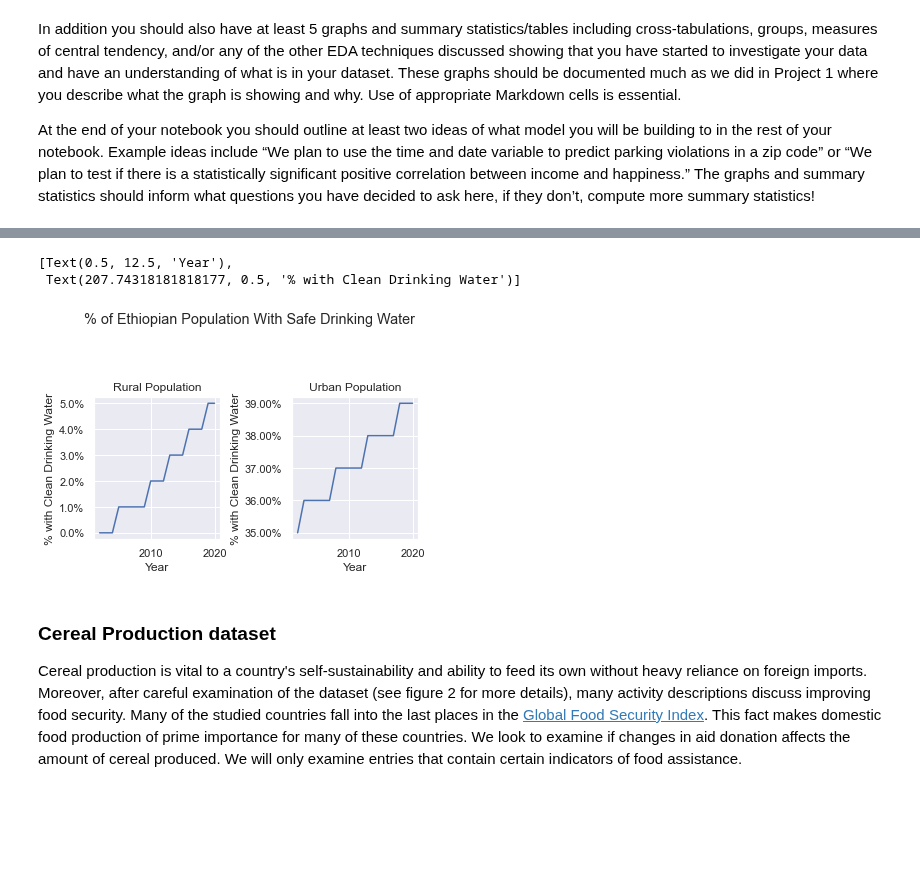
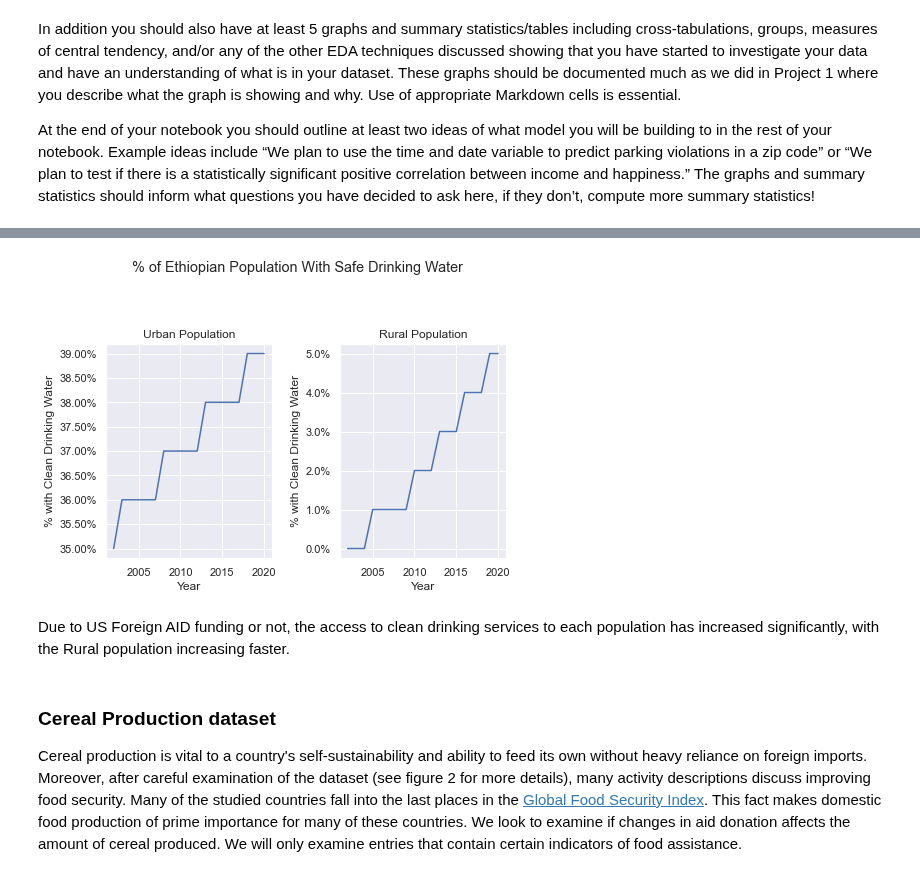
Before and after one commit to chriscallahan99/DataScience_Final_Project, a Jupyter notebook: DS_Milestone_1.ipynb, the cells around one changed output, grey strips where cells are left out. Cells and saved outputs as stored; diff of their text form; code cells hidden in the pictures; blank space fills up the shorter version.

Commit message:
Added Text

```diff
--- a/DS_Milestone_1.ipynb
+++ b/DS_Milestone_1.ipynb
@@ -322,31 +346,32 @@ plt.show()
 # %%
-fig, (ax1, ax2) = plt.subplots(1,2)
+# Creating Rural vs Urban plot
+
+fig, (ax1, ax2) = plt.subplots(1,2 , figsize=(7,5))
 fig.suptitle('% of Ethiopian Population With Safe Drinking Water')
 fig.tight_layout(pad=3)
 
+x = safe_water_percent_urban["year"]
+y = safe_water_percent_urban["estimate"]
 
-x = safe_water_percent_rural["year"]
-y = safe_water_percent_rural["estimate"]
+z = safe_water_percent_rural["year"]
+w = safe_water_percent_rural["estimate"]
 
-z = safe_water_percent_urban["year"]
-w = safe_water_percent_urban["estimate"]
-
-
+# Subplot formatting
 ax1.plot(x, y)
-ax1.set_title('Rural Population')
+ax1.set_title('Urban Population')
 ax1.yaxis.set_major_formatter(mtick.PercentFormatter())
-
 ax1.set(xlabel='Year', ylabel='% with Clean Drinking Water')
 
-
 ax2.plot(z, w)
-ax2.set_title('Urban Population')
+ax2.set_title('Rural Population')
 ax2.yaxis.set_major_formatter(mtick.PercentFormatter())
 ax2.set(xlabel='Year', ylabel='% with Clean Drinking Water')
+
+plt.show()
 # %% [output]
-[Text(0.5, 12.5, 'Year'),
- Text(207.74318181818177, 0.5, '% with Clean Drinking Water')]
-[figure, old version]
+[figure, new version]
+# %% [markdown]
+Due to US Foreign AID funding or not, the access to clean drinking services to each population has increased significantly, with the Rural population increasing faster.
 # %% [markdown]
 ### Cereal Production dataset
 Cereal production is vital to a country's self-sustainability and ability to feed its own without heavy reliance on foreign imports. Moreover, after careful examination of the dataset (see figure 2 for more details), many activity descriptions discuss improving food security. Many of the studied countries fall into the last places in the [Global Food Security Index](https://impact.economist.com/sustainability/project/food-security-index#rankings-and-trends 'Food Security Inded'). This fact makes domestic food production of prime importance for many of these countries. We look to examine if changes in aid donation affects the amount of cereal produced. We will only examine entries that contain certain indicators of food assistance.
```
Also changed, not shown: parts of 12 cells of this notebook.
